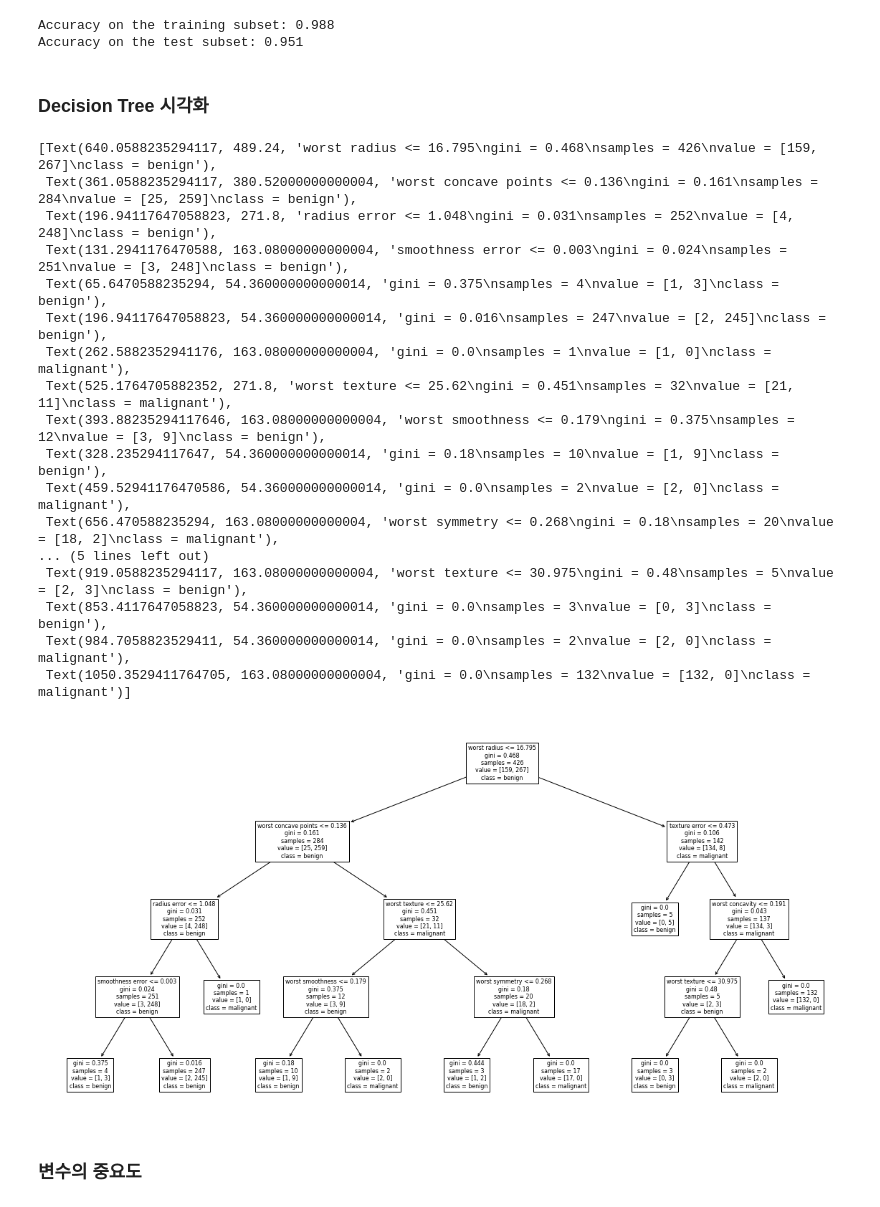
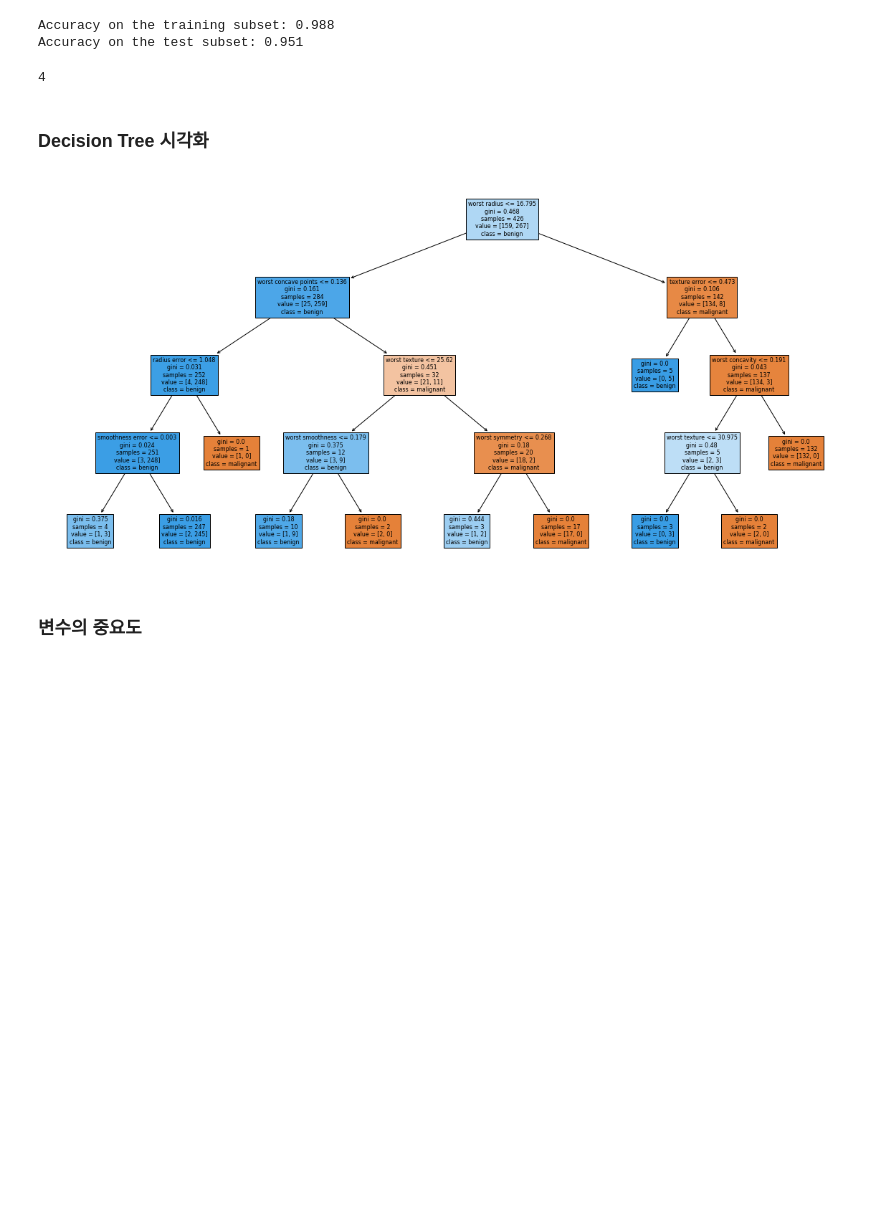
Before and after one commit to aonekoda/YGL_2, a Jupyter notebook: 03Supervised/04DecisionTree_RandomForest/01DecisionTree.ipynb, the cells around one changed output. Cells and saved outputs as stored; diff of their text form; code cells hidden in the pictures; blank space fills up the shorter version.

```diff
--- a/03Supervised/04DecisionTree_RandomForest/01DecisionTree.ipynb
+++ b/03Supervised/04DecisionTree_RandomForest/01DecisionTree.ipynb
@@ -50,6 +52,10 @@ print('Accuracy on the test subset: {:.3f}'.format(tree.score(X_test, y_test)))
 # %% [output]
 Accuracy on the training subset: 0.988
 Accuracy on the test subset: 0.951
+# %%
+tree.get_depth()
+# %% [output]
+4
 # %% [markdown]
 ### Decision Tree 시각화
 # %%
@@ -57,26 +63,12 @@ from sklearn.tree import plot_tree
 # %%
 clf = tree.fit(X_train, y_train)
 plt.figure(figsize=(20,10))
-plot_tree(clf, class_names=['malignant', 'benign'], feature_names=cancer.feature_names )
+plot_tree(clf, class_names=['malignant', 'benign'], feature_names=cancer.feature_names, filled=True)
+
+plt.savefig('tree.png') # 이미지 파일로 저장
+plt.show()
 # %% [output]
-[Text(640.0588235294117, 489.24, 'worst radius <= 16.795\ngini = 0.468\nsamples = 426\nvalue = [159, 267]\nclass = benign'),
- Text(361.0588235294117, 380.52000000000004, 'worst concave points <= 0.136\ngini = 0.161\nsamples = 284\nvalue = [25, 259]\nclass = benign'),
- Text(196.94117647058823, 271.8, 'radius error <= 1.048\ngini = 0.031\nsamples = 252\nvalue = [4, 248]\nclass = benign'),
- Text(131.2941176470588, 163.08000000000004, 'smoothness error <= 0.003\ngini = 0.024\nsamples = 251\nvalue = [3, 248]\nclass = benign'),
- Text(65.6470588235294, 54.360000000000014, 'gini = 0.375\nsamples = 4\nvalue = [1, 3]\nclass = benign'),
- Text(196.94117647058823, 54.360000000000014, 'gini = 0.016\nsamples = 247\nvalue = [2, 245]\nclass = benign'),
- Text(262.5882352941176, 163.08000000000004, 'gini = 0.0\nsamples = 1\nvalue = [1, 0]\nclass = malignant'),
- Text(525.1764705882352, 271.8, 'worst texture <= 25.62\ngini = 0.451\nsamples = 32\nvalue = [21, 11]\nclass = malignant'),
- Text(393.88235294117646, 163.08000000000004, 'worst smoothness <= 0.179\ngini = 0.375\nsamples = 12\nvalue = [3, 9]\nclass = benign'),
- Text(328.235294117647, 54.360000000000014, 'gini = 0.18\nsamples = 10\nvalue = [1, 9]\nclass = benign'),
- Text(459.52941176470586, 54.360000000000014, 'gini = 0.0\nsamples = 2\nvalue = [2, 0]\nclass = malignant'),
- Text(656.470588235294, 163.08000000000004, 'worst symmetry <= 0.268\ngini = 0.18\nsamples = 20\nvalue = [18, 2]\nclass = malignant'),
-... (5 lines left out)
- Text(919.0588235294117, 163.08000000000004, 'worst texture <= 30.975\ngini = 0.48\nsamples = 5\nvalue = [2, 3]\nclass = benign'),
- Text(853.4117647058823, 54.360000000000014, 'gini = 0.0\nsamples = 3\nvalue = [0, 3]\nclass = benign'),
- Text(984.7058823529411, 54.360000000000014, 'gini = 0.0\nsamples = 2\nvalue = [2, 0]\nclass = malignant'),
- Text(1050.3529411764705, 163.08000000000004, 'gini = 0.0\nsamples = 132\nvalue = [132, 0]\nclass = malignant')]
-[figure, old version]
+[figure, new version]
 # %% [markdown]
 ### 변수의 중요도
 # %%
```
Also changed, not shown: parts of 2 cells of this notebook.
